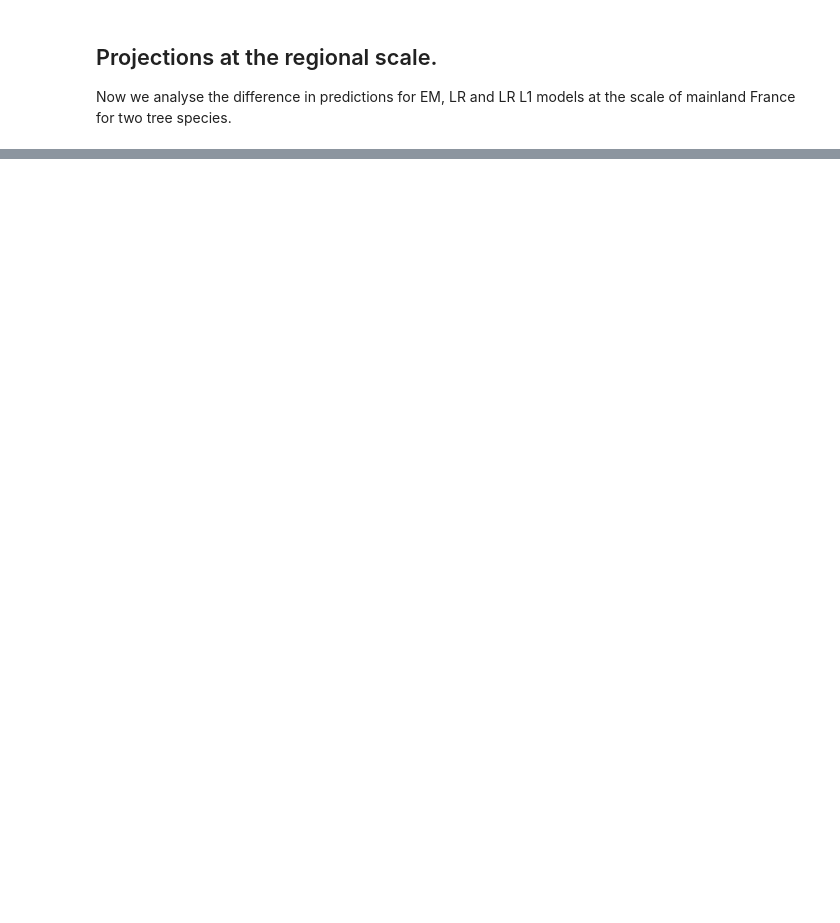
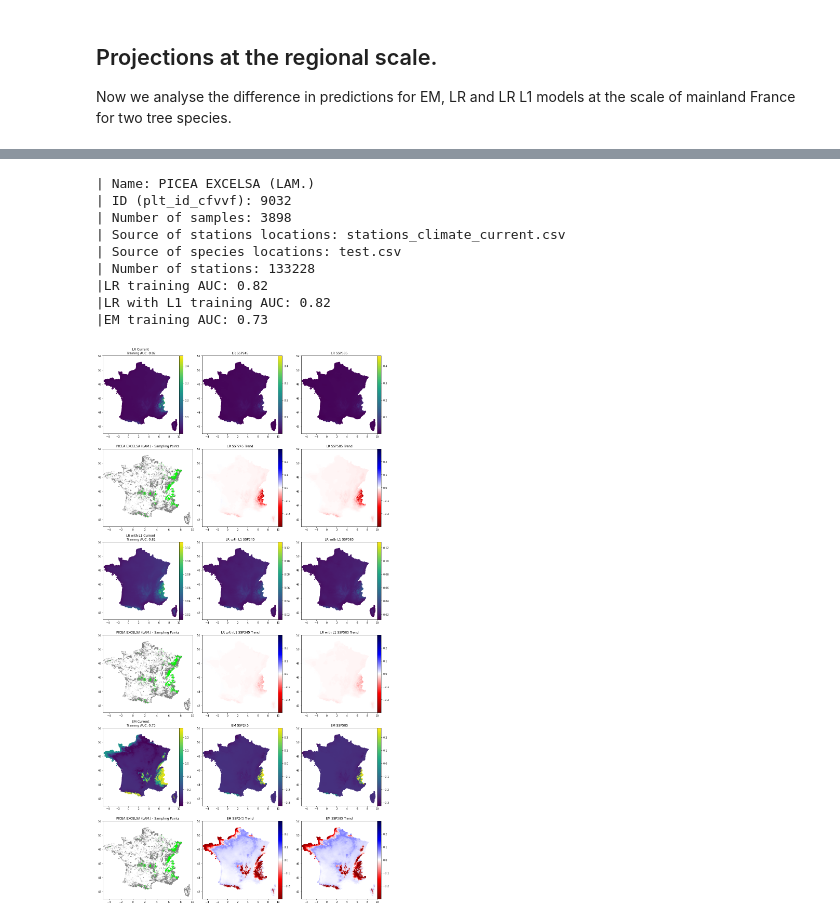
Before and after one commit to XavierMinesParis/SDM, a Jupyter notebook: la_vigotte.ipynb, the cells around one changed output, grey strips where cells are left out. Cells and saved outputs as stored; diff of their text form; code cells hidden in the pictures; blank space fills up the shorter version.

Commit message:
Minor changes and models with less variables

```diff
--- a/la_vigotte.ipynb
+++ b/la_vigotte.ipynb
@@ -220,0 +188,23 @@ Visualization.plot_hist([spruce, green_oak], 'Rainfall July')
+# %%
+current_stations_2d = Stations("stations_climate_current.csv", id_name='id', climate_variables=["Tmin January", "Tmax July"])
+# %%
+spruce_2d = Species("test.csv", current_stations_2d, id_name="plt_id_cfvvf", id_=9032, id_stations_name="id")
+spruce_2d.add_model("LR", LogisticRegression())
+spruce_2d.add_model("LR with L1", LogisticRegression2())
+spruce_2d.add_model("EM", EmpiricalModel())
+
+print(spruce_2d)
+
+%matplotlib inline
+Visualization.plot_prediction_maps(spruce_2d)
+# %% [output]
+| Name: PICEA EXCELSA (LAM.)
+| ID (plt_id_cfvvf): 9032
+| Number of samples: 3898
+| Source of stations locations: stations_climate_current.csv
+| Source of species locations: test.csv
+| Number of stations: 133228
+|LR training AUC: 0.82
+|LR with L1 training AUC: 0.82
+|EM training AUC: 0.73
+[figure, added]
```
Also changed, not shown: parts of 6 cells of this notebook, 2 other files.
